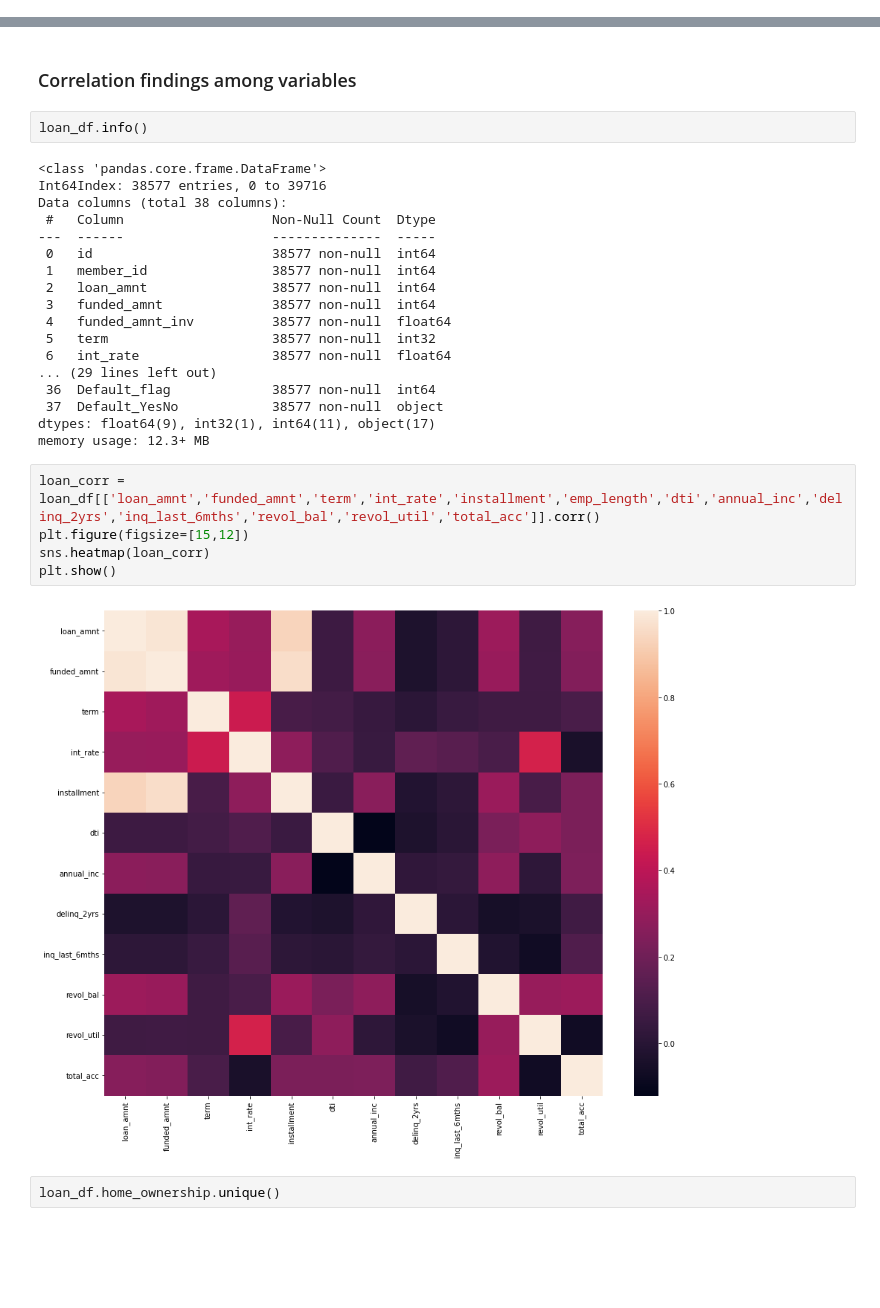
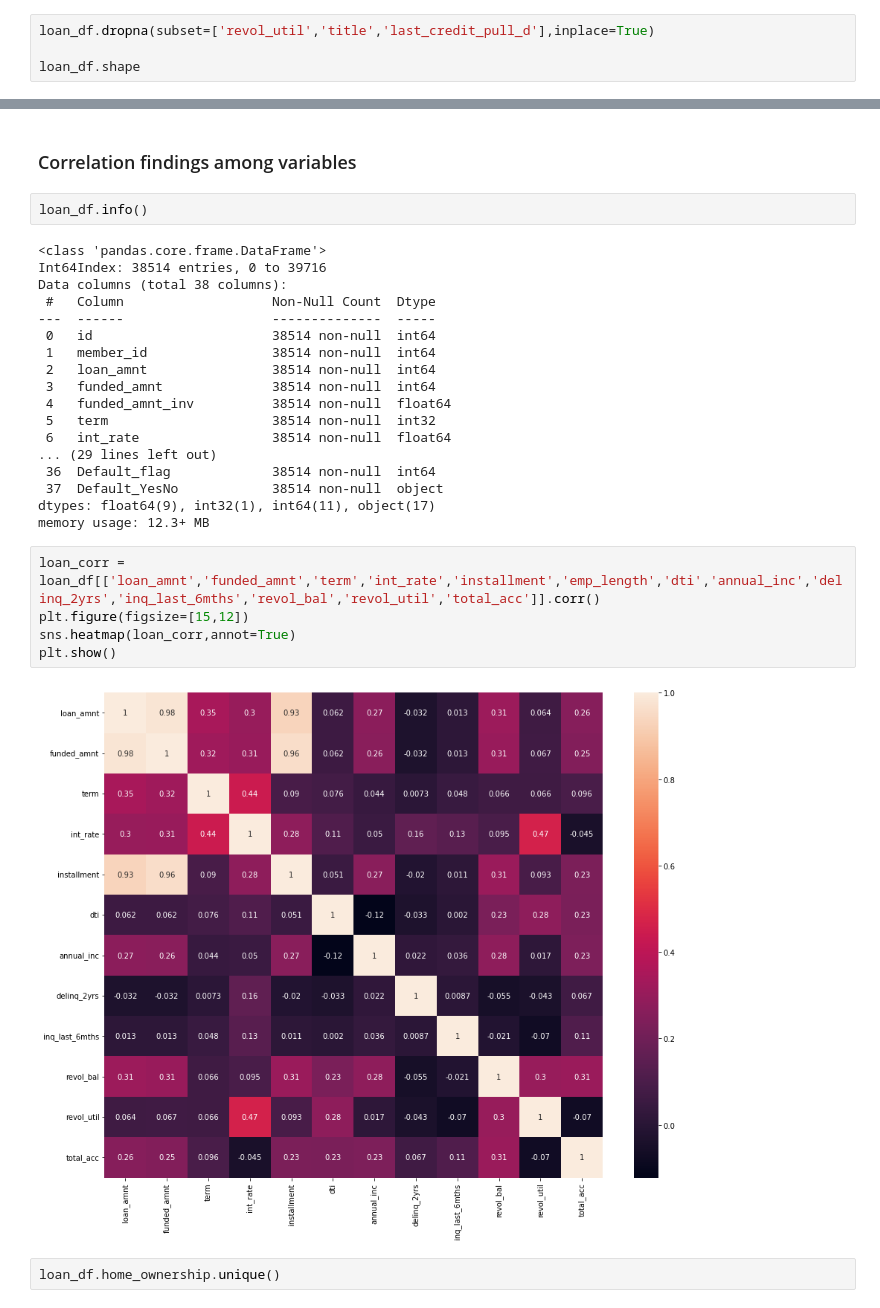
Before and after one commit to udaykadavi/LendingClubCaseStudy, a Jupyter notebook: EDA_UA.ipynb, the cells around one changed output, grey strips where cells are left out. Drawn from its saved outputs; the diff is of its cells as text; blank space fills up the shorter version.

Commit message:
Updated DataCleaning morning, changes to correleation and start for Term to Loan status

```diff
--- a/EDA_UA.ipynb
+++ b/EDA_UA.ipynb
@@ -218,0 +231,4 @@ Below can be ignored:
+# %%
+loan_df.dropna(subset=['revol_util','title','last_credit_pull_d'],inplace=True)
+
+loan_df.shape
@@ -454,29 +475,29 @@ Notes from our chat:
 loan_df.info()
 # %% [output]
 <class 'pandas.core.frame.DataFrame'>
-Int64Index: 38577 entries, 0 to 39716
+Int64Index: 38514 entries, 0 to 39716
 Data columns (total 38 columns):
  #   Column                   Non-Null Count  Dtype
 ---  ------                   --------------  -----
- 0   id                       38577 non-null  int64
- 1   member_id                38577 non-null  int64
- 2   loan_amnt                38577 non-null  int64
- 3   funded_amnt              38577 non-null  int64
- 4   funded_amnt_inv          38577 non-null  float64
- 5   term                     38577 non-null  int32
- 6   int_rate                 38577 non-null  float64
+ 0   id                       38514 non-null  int64
+ 1   member_id                38514 non-null  int64
+ 2   loan_amnt                38514 non-null  int64
+ 3   funded_amnt              38514 non-null  int64
+ 4   funded_amnt_inv          38514 non-null  float64
+ 5   term                     38514 non-null  int32
+ 6   int_rate                 38514 non-null  float64
 ... (29 lines left out)
- 36  Default_flag             38577 non-null  int64
- 37  Default_YesNo            38577 non-null  object
+ 36  Default_flag             38514 non-null  int64
+ 37  Default_YesNo            38514 non-null  object
 dtypes: float64(9), int32(1), int64(11), object(17)
 memory usage: 12.3+ MB
 # %%
 loan_corr = loan_df[['loan_amnt','funded_amnt','term','int_rate','installment','emp_length','dti','annual_inc','delinq_2yrs','inq_last_6mths','revol_bal','revol_util','total_acc']].corr()
 plt.figure(figsize=[15,12])
-sns.heatmap(loan_corr)
+sns.heatmap(loan_corr,annot=True)
 plt.show()
 # %% [output]
-[figure, old version]
+[figure, new version]
 # %%
 loan_df.home_ownership.unique()
 # %% [output]
```
Also changed, not shown: parts of 24 cells of this notebook.
